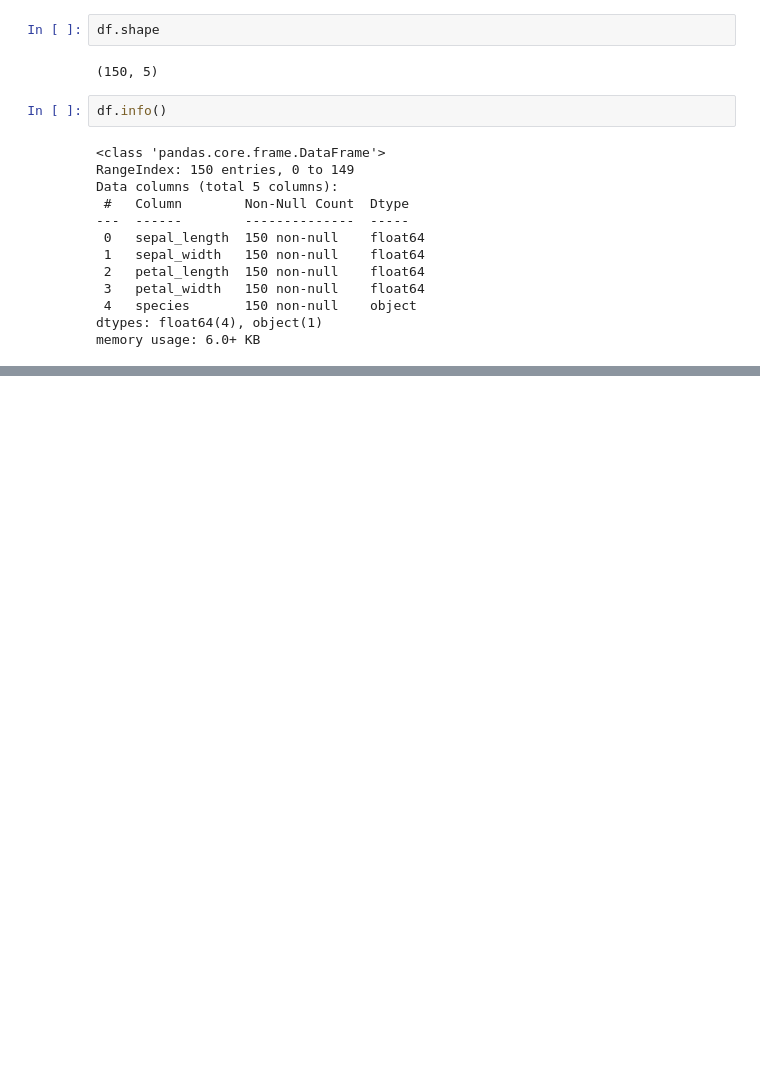
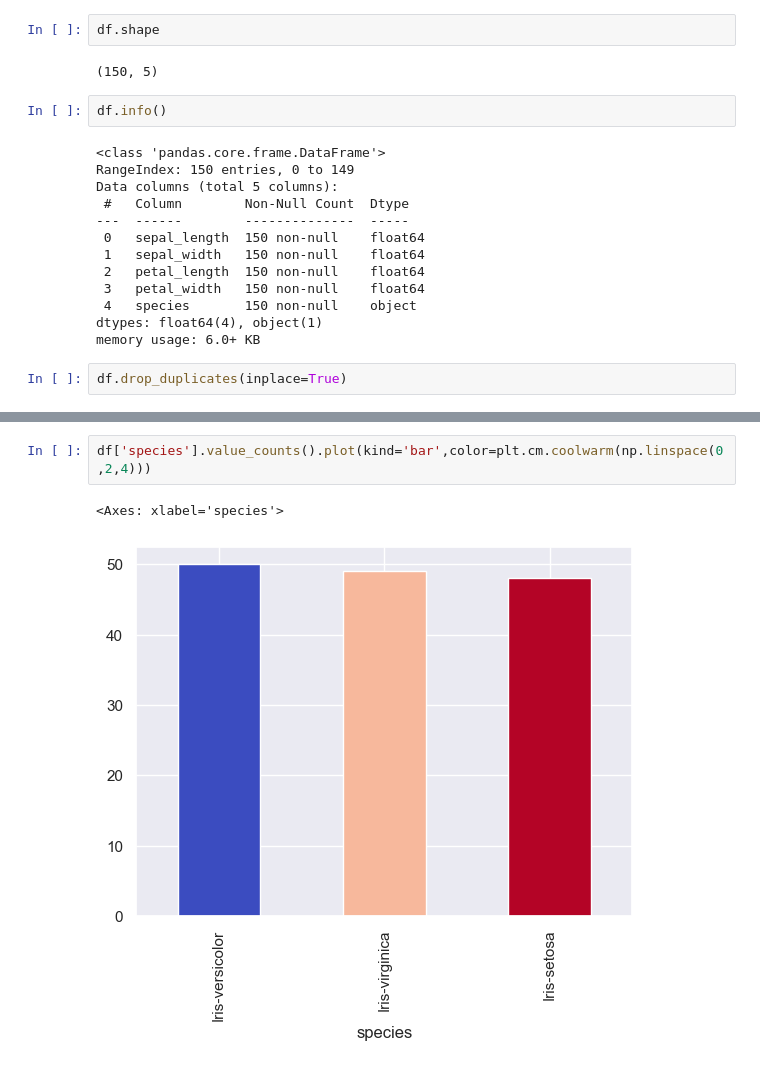
Before and after one commit to Abhishek4209/Iris-Flower-Classification, a Jupyter notebook: notebooks/eda.ipynb, the cells around one changed output, grey strips where cells are left out. Saved outputs shown, nothing was run; the diff lists cells and outputs as text; blank space fills up the shorter version.

```diff
--- a/notebooks/eda.ipynb
+++ b/notebooks/eda.ipynb
@@ -34,3 +34,5 @@ Data columns (total 5 columns):
  4   species       150 non-null    object
 dtypes: float64(4), object(1)
 memory usage: 6.0+ KB
+# %%
+df.drop_duplicates(inplace=True)
@@ -36,0 +55,5 @@ memory usage: 6.0+ KB
+# %%
+df['species'].value_counts().plot(kind='bar',color=plt.cm.coolwarm(np.linspace(0,2,4)))
+# %% [output]
+<Axes: xlabel='species'>
+[figure, added]
```
Also changed, not shown: parts of 10 cells of this notebook.
